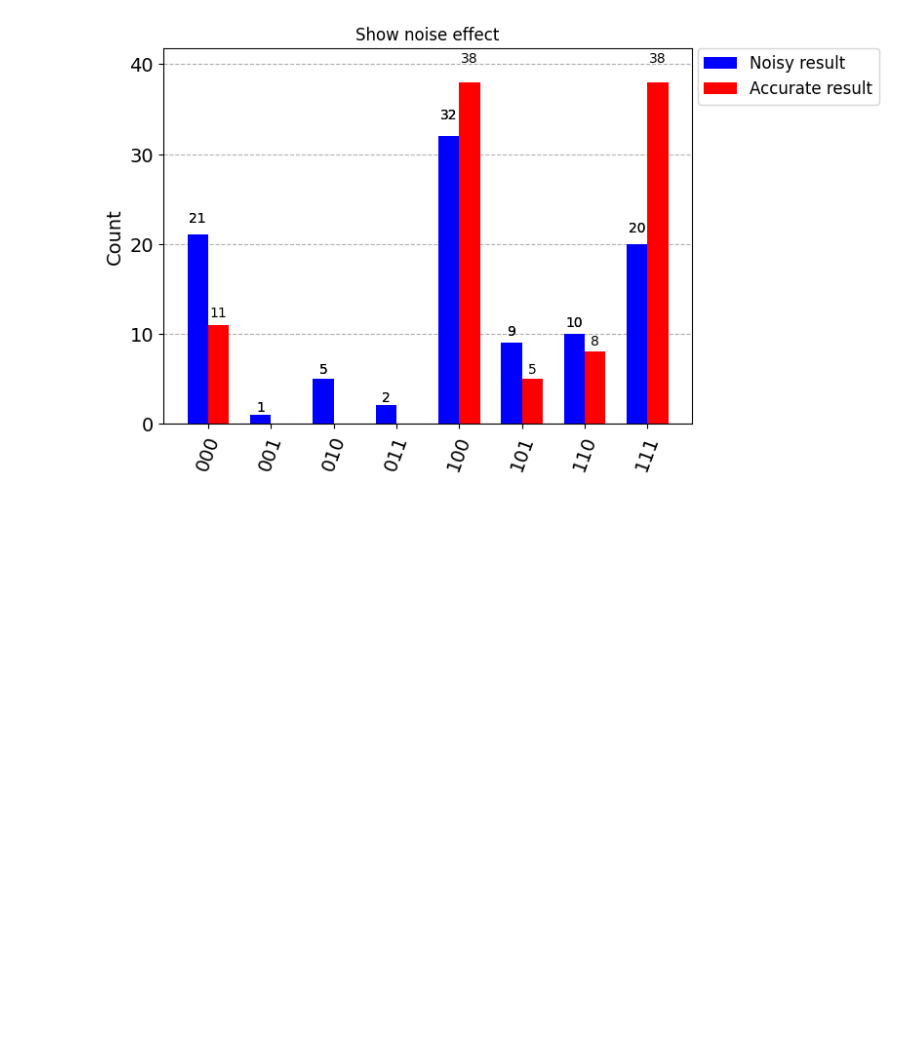
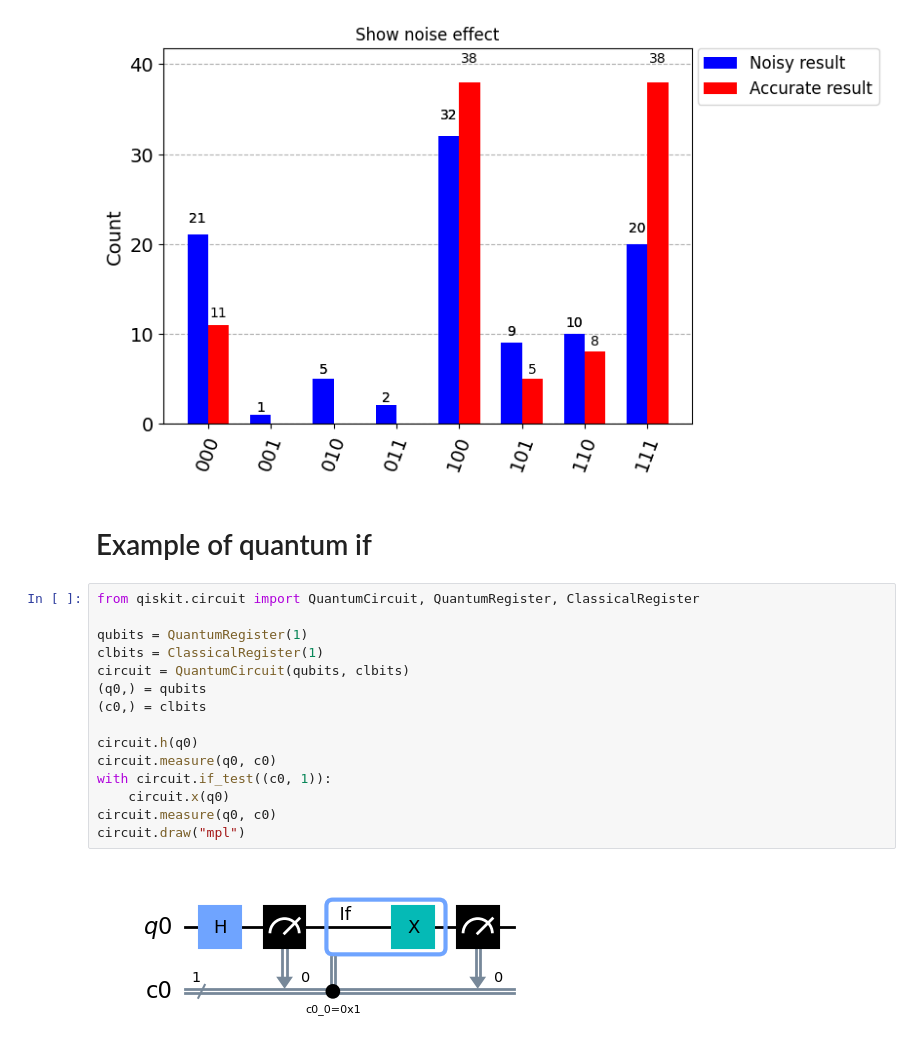
Before and after one commit to QuBruin/DynamicCircuit, a Jupyter notebook: test.ipynb, the cells around one changed output. Saved outputs shown, nothing was run; the diff lists cells and outputs as text; blank space fills up the shorter version.

```diff
--- a/test.ipynb
+++ b/test.ipynb
@@ -33,3 +33,22 @@ qphe.show_noise_effect(100)
 # %% [output]
 NNN
 [figure]
+# %% [markdown]
+# Example of quantum if
+# %%
+from qiskit.circuit import QuantumCircuit, QuantumRegister, ClassicalRegister
+
+qubits = QuantumRegister(1)
+clbits = ClassicalRegister(1)
+circuit = QuantumCircuit(qubits, clbits)
+(q0,) = qubits
+(c0,) = clbits
+
+circuit.h(q0)
+circuit.measure(q0, c0)
+with circuit.if_test((c0, 1)):
+    circuit.x(q0)
+circuit.measure(q0, c0)
+circuit.draw("mpl")
+# %% [output]
+[figure, added]
```
Also changed, not shown: parts of 12 cells of this notebook.
